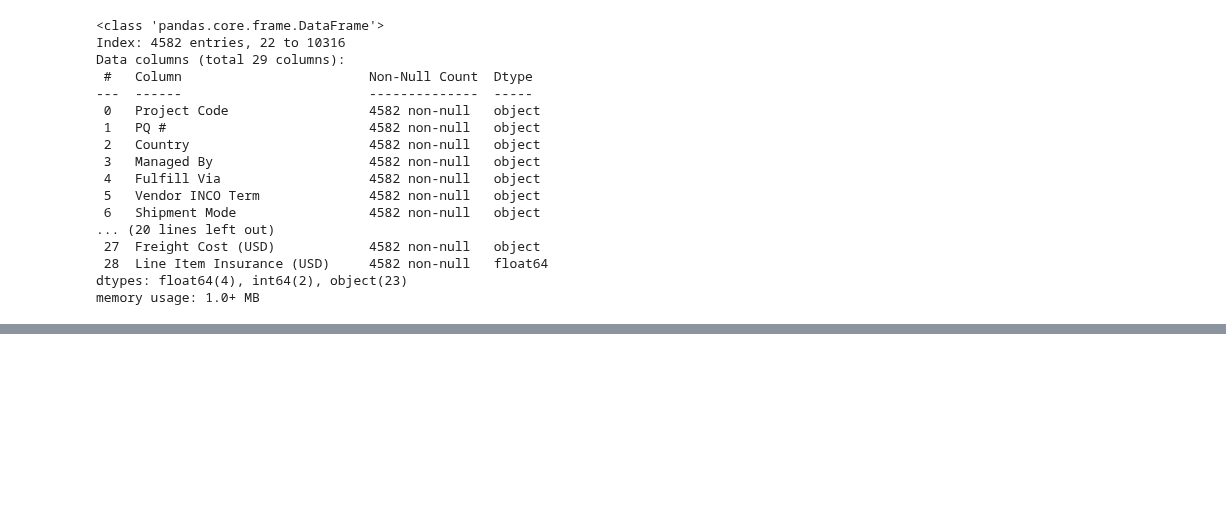
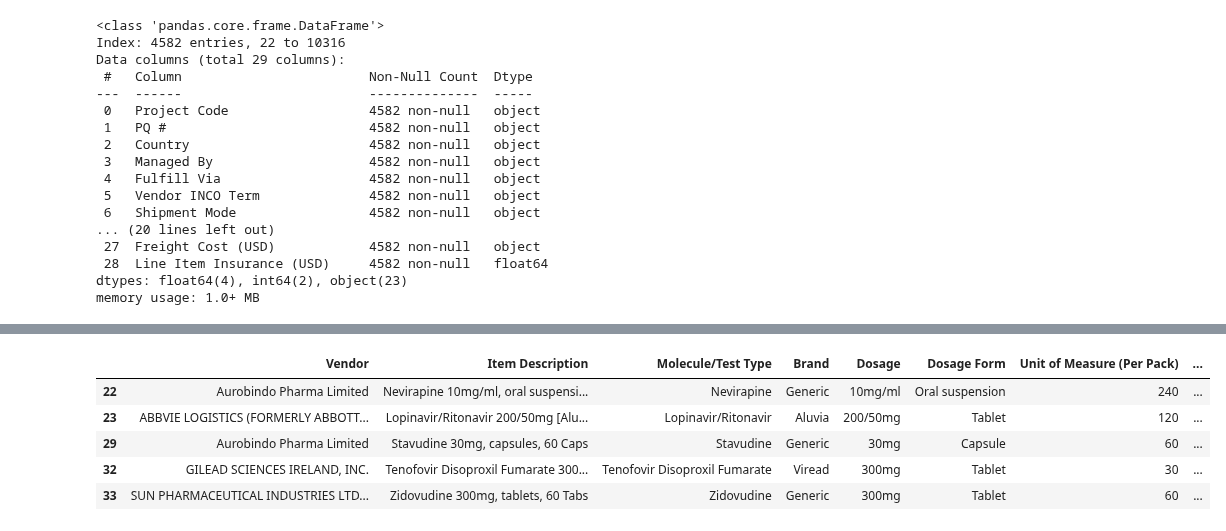
Before and after one commit to krishanwalia30/Consignment-Pricing-Prediction, a Jupyter notebook: research/trials.ipynb, the cells around one changed output, grey strips where cells are left out. Saved outputs shown, nothing was run; the diff lists cells and outputs as text; code cells hidden in the pictures; blank space fills up the shorter version.

```diff
--- a/research/trials.ipynb
+++ b/research/trials.ipynb
@@ -501,0 +560,9 @@ memory usage: 1.0+ MB
+# %%
+df[df.columns[11:21]].head()
+# %% [output]
+|  | Vendor | Item Description | Molecule/Test Type | Brand | Dosage | Dosage Form | Unit of Measure (Per Pack) | ... |
+| 22 | Aurobindo Pharma Limited | Nevirapine 10mg/ml, oral suspensi... | Nevirapine | Generic | 10mg/ml | Oral suspension | 240 | ... |
+| 23 | ABBVIE LOGISTICS (FORMERLY ABBOTT... | Lopinavir/Ritonavir 200/50mg [Alu... | Lopinavir/Ritonavir | Aluvia | 200/50mg | Tablet | 120 | ... |
+| 29 | Aurobindo Pharma Limited | Stavudine 30mg, capsules, 60 Caps | Stavudine | Generic | 30mg | Capsule | 60 | ... |
+| 32 | GILEAD SCIENCES IRELAND, INC. | Tenofovir Disoproxil Fumarate 300... | Tenofovir Disoproxil Fumarate | Viread | 300mg | Tablet | 30 | ... |
+| 33 | SUN PHARMACEUTICAL INDUSTRIES LTD... | Zidovudine 300mg, tablets, 60 Tabs | Zidovudine | Generic | 300mg | Tablet | 60 | ... |
```
Also changed, not shown: parts of 24 cells of this notebook.
